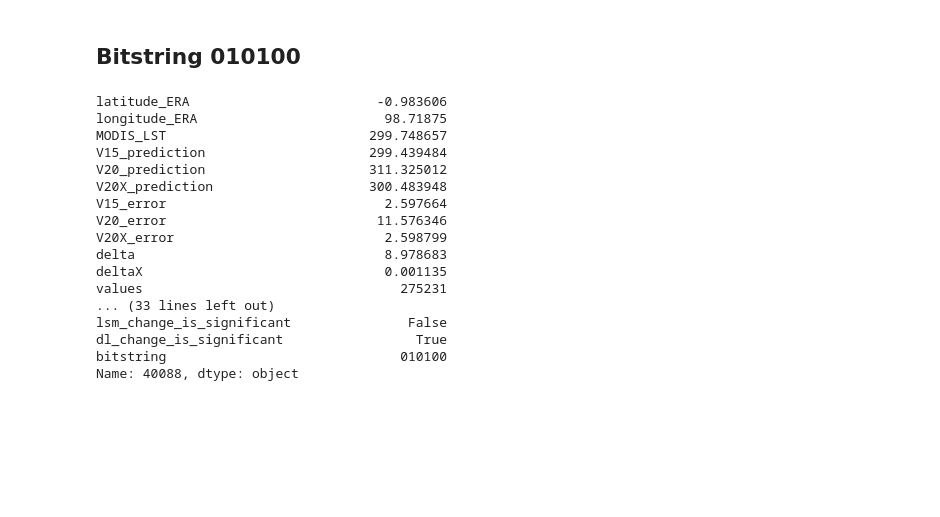
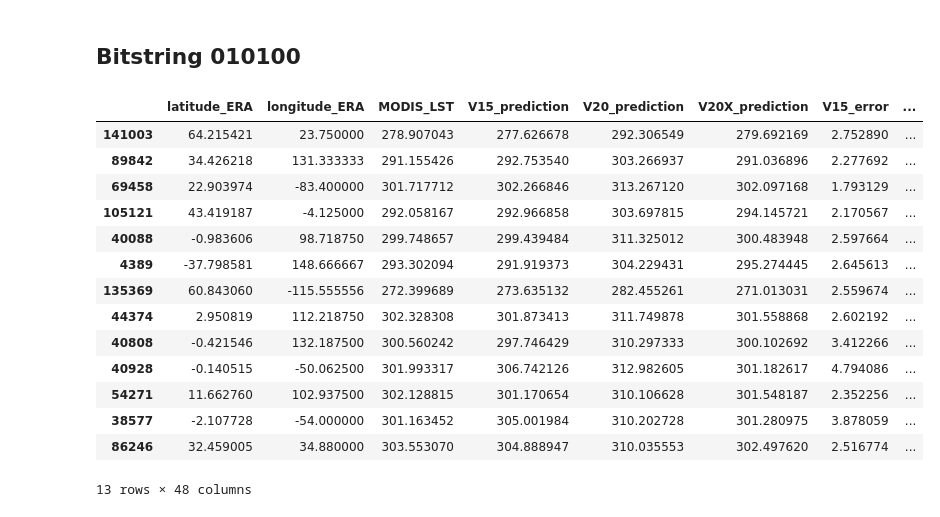
Before and after one commit to tomkimpson/ML4L, a Jupyter notebook: notebooks/lakes_manuscript/04.V20_vs_V15.ipynb, the cells around one changed output. Drawn from its saved outputs; the diff is of its cells as text; code cells hidden in the pictures; blank space fills up the shorter version.

```diff
--- a/notebooks/lakes_manuscript/04.V20_vs_V15.ipynb
+++ b/notebooks/lakes_manuscript/04.V20_vs_V15.ipynb
@@ -169,22 +157,20 @@ Name: 133962, dtype: object
 # %%
 df_010100 = df.query('bitstring == "010100"')
 # %%
-df_010100.sort_values(by=['delta'],ascending=False).iloc[4]
+df_010100.sort_values(by=['delta'],ascending=False)#.iloc[4]
 # %% [output]
+|  | latitude_ERA | longitude_ERA | MODIS_LST | V15_prediction | V20_prediction | V20X_prediction | V15_error | ... |
+| 141003 | 64.215421 | 23.750000 | 278.907043 | 277.626678 | 292.306549 | 279.692169 | 2.752890 | ... |
+| 89842 | 34.426218 | 131.333333 | 291.155426 | 292.753540 | 303.266937 | 291.036896 | 2.277692 | ... |
+| 69458 | 22.903974 | -83.400000 | 301.717712 | 302.266846 | 313.267120 | 302.097168 | 1.793129 | ... |
+| 105121 | 43.419187 | -4.125000 | 292.058167 | 292.966858 | 303.697815 | 294.145721 | 2.170567 | ... |
+| 40088 | -0.983606 | 98.718750 | 299.748657 | 299.439484 | 311.325012 | 300.483948 | 2.597664 | ... |
+| 4389 | -37.798581 | 148.666667 | 293.302094 | 291.919373 | 304.229431 | 295.274445 | 2.645613 | ... |
+| 135369 | 60.843060 | -115.555556 | 272.399689 | 273.635132 | 282.455261 | 271.013031 | 2.559674 | ... |
+| 44374 | 2.950819 | 112.218750 | 302.328308 | 301.873413 | 311.749878 | 301.558868 | 2.602192 | ... |
+| 40808 | -0.421546 | 132.187500 | 300.560242 | 297.746429 | 310.297333 | 300.102692 | 3.412266 | ... |
+| 40928 | -0.140515 | -50.062500 | 301.993317 | 306.742126 | 312.982605 | 301.182617 | 4.794086 | ... |
+| 54271 | 11.662760 | 102.937500 | 302.128815 | 301.170654 | 310.106628 | 301.548187 | 2.352256 | ... |
+| 38577 | -2.107728 | -54.000000 | 301.163452 | 305.001984 | 310.202728 | 301.280975 | 3.878059 | ... |
+| 86246 | 32.459005 | 34.880000 | 303.553070 | 304.888947 | 310.035553 | 302.497620 | 2.516774 | ... |
-latitude_ERA                        -0.983606
-longitude_ERA                        98.71875
-MODIS_LST                          299.748657
-V15_prediction                     299.439484
-V20_prediction                     311.325012
-V20X_prediction                    300.483948
-V15_error                            2.597664
-V20_error                           11.576346
-V20X_error                           2.598799
-delta                                8.978683
-deltaX                               0.001135
-values                                 275231
-... (33 lines left out)
-lsm_change_is_significant               False
-dl_change_is_significant                 True
-bitstring                              010100
-Name: 40088, dtype: object
+13 rows × 48 columns
```
Also changed, not shown: parts of 6 cells of this notebook, 7 other files.
